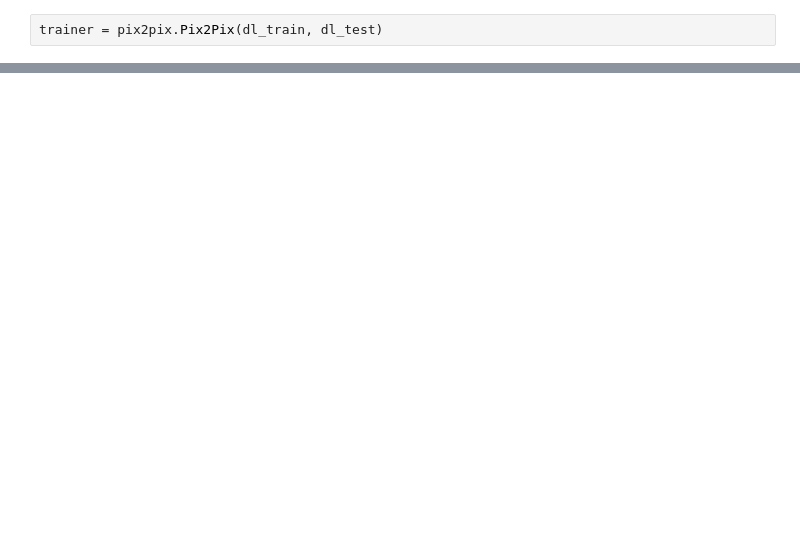
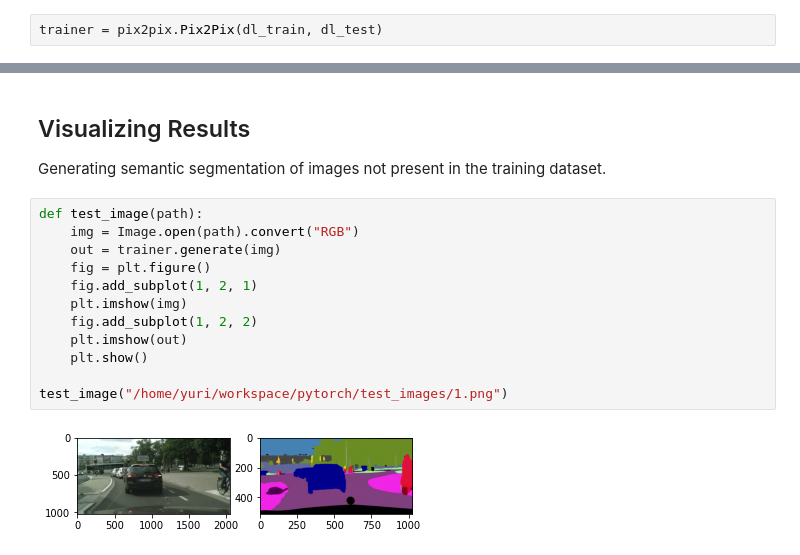
Before and after one commit to yurirocha15/pytorch_models, a Jupyter notebook: pix2pix.ipynb, the cells around one changed output, grey strips where cells are left out. Saved outputs shown, nothing was run; the diff lists cells and outputs as text; blank space fills up the shorter version.

Commit message:
pix2pix semanting segmentation experiment

```diff
--- a/pix2pix.ipynb
+++ b/pix2pix.ipynb
@@ -54,0 +84,18 @@ plt.imshow(np.transpose(make_grid([transform(data['A'][0]), transform(data['B'][
+# %% [markdown]
+## Visualizing Results <br/>
+
+Generating semantic segmentation of images not present in the training dataset.
+# %%
+def test_image(path):
+    img = Image.open(path).convert("RGB")
+    out = trainer.generate(img)
+    fig = plt.figure()
+    fig.add_subplot(1, 2, 1)
+    plt.imshow(img)
+    fig.add_subplot(1, 2, 2)
+    plt.imshow(out)
+    plt.show()
+
+test_image("/home/yuri/workspace/pytorch/test_images/1.png")
+# %% [output]
+[figure, added]
```
Also changed, not shown: parts of 18 cells of this notebook, 3 other files.
